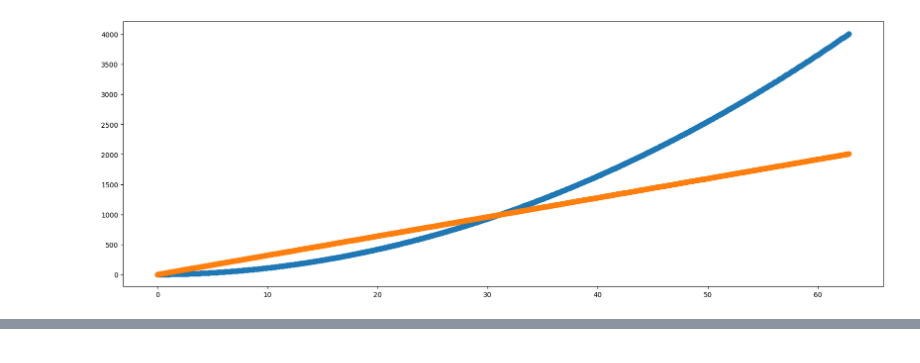
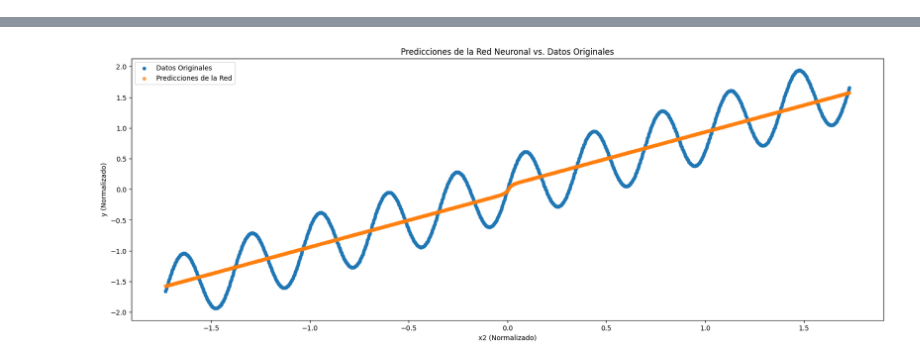
Before and after one commit to Mitchell-Mirano/Allison, a Jupyter notebook: experiments/graphs.ipynb, the cells around one changed output, grey strips where cells are left out. Saved outputs shown, nothing was run; the diff lists cells and outputs as text; code cells hidden in the pictures.

```diff
--- a/experiments/graphs.ipynb
+++ b/experiments/graphs.ipynb
@@ -119,5 +40,2 @@ def r2_score(Y, y_pred):
 
     return 1-(sr/sy)
-# %%
-X = Tensor(np.stack([x1, x2], axis=1))
-Y = Tensor(y)
@@ -136,2 +41,0 @@ net = Network()
-# %%
-y_pred = net.forward(X)
@@ -172,12 +42,4 @@ Epoch 1000 | Loss: 1883579.687196 | R2:62.33%
-# %%
-import matplotlib.pyplot as plt
-
-y_pred = net.forward(X)
-
-plt.figure(figsize=(20, 7))
-plt.scatter(X.data[:, 1], Y.data, s=50)
-
-plt.scatter(X.data[:, 1], y_pred.data, s=50)
-plt.show()
-# %% [output]
-[figure, removed]
+# %%
+class MSELoss:
+    def __call__(self, Y, y_pred):
+        return ((Y - y_pred) * (Y - y_pred)).mean()
@@ -183,0 +102,37 @@ plt.show()
+# %%
+
+# %%
+# Bucle de entrenamiento mejorado
+for epoch in range(1000 + 1):
+    Y_pred = net(X)
+
+    # Calcular la pérdida MSE y luego la media
+    # loss = ((Y_pred - Y) * (Y_pred - Y)).mean()
+    loss = criterion(Y,Y_pred)
+
+    optimizer.zero_grad()
+    loss.backward()
+    optimizer.step()
+
+    if epoch % 10 == 0:
+        r2 = r2_score(Y, Y_pred)
+        print(f"Epoch {epoch} | Loss: {loss.data:.4f} | R2: {100*r2:.3f}%")
+        if r2 > 0.99:  # Mejoramos el criterio de parada
+            print(f"Entrenamiento completado en {epoch} epochs!")
+            break
+
+# %%
+# Visualización final
+
+with no_grad():
+    y_pred = net(X)
+
+plt.figure(figsize=(20, 7))
+plt.scatter(X.data[:, 1], Y.data, label='Datos Originales', s=20)
+plt.scatter(X.data[:, 1], y_pred.data, label='Predicciones de la Red', s=20, alpha=0.7)
+plt.title('Predicciones de la Red Neuronal vs. Datos Originales')
+plt.xlabel('x2 (Normalizado)')
+plt.ylabel('y (Normalizado)')
+plt.legend()
+plt.show()
+# %% [output]
@@ -183,0 +156 @@ plt.show()
+[figure, added]
```
Also changed, not shown: parts of 9 cells of this notebook, 6 other files.
